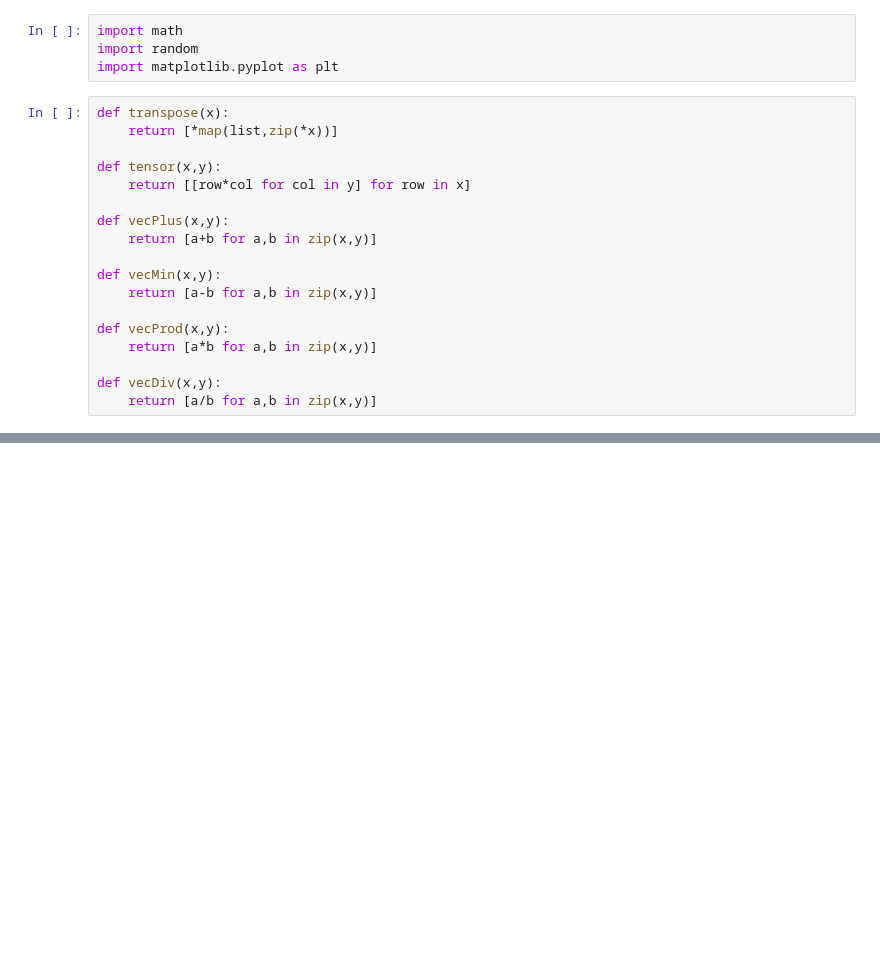
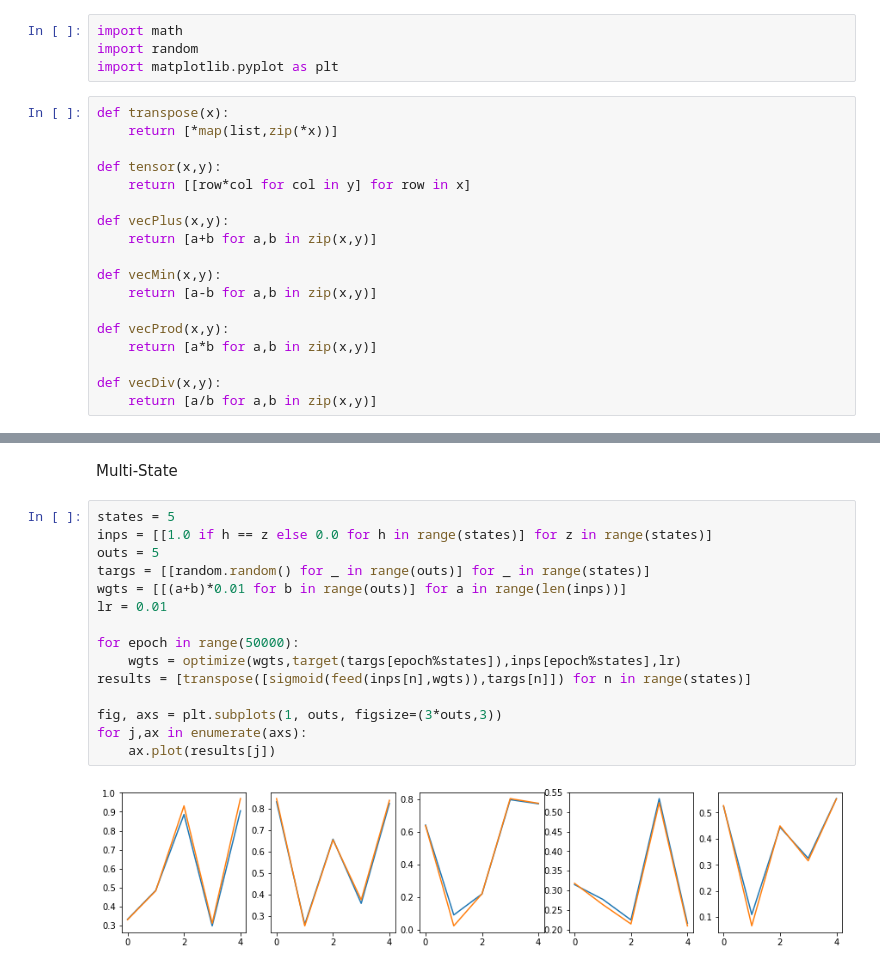
Before and after one commit to kbpositive/machine-learning, a Jupyter notebook: ReinforcementLearning/vanillaPolicyGradient.ipynb, the cells around one changed output, grey strips where cells are left out. Saved outputs shown, nothing was run; the diff lists cells and outputs as text; blank space fills up the shorter version.

```diff
--- a/ReinforcementLearning/vanillaPolicyGradient.ipynb
+++ b/ReinforcementLearning/vanillaPolicyGradient.ipynb
@@ -61,0 +65,19 @@ plt.plot(results)
+# %% [markdown]
+Multi-State
+# %%
+states = 5
+inps = [[1.0 if h == z else 0.0 for h in range(states)] for z in range(states)]
+outs = 5
+targs = [[random.random() for _ in range(outs)] for _ in range(states)]
+wgts = [[(a+b)*0.01 for b in range(outs)] for a in range(len(inps))]
+lr = 0.01
+
+for epoch in range(50000):
+    wgts = optimize(wgts,target(targs[epoch%states]),inps[epoch%states],lr)
+results = [transpose([sigmoid(feed(inps[n],wgts)),targs[n]]) for n in range(states)]
+
+fig, axs = plt.subplots(1, outs, figsize=(3*outs,3))
+for j,ax in enumerate(axs):
+    ax.plot(results[j])
+# %% [output]
+[figure, added]
```
Also changed, not shown: parts of 3 cells of this notebook.
